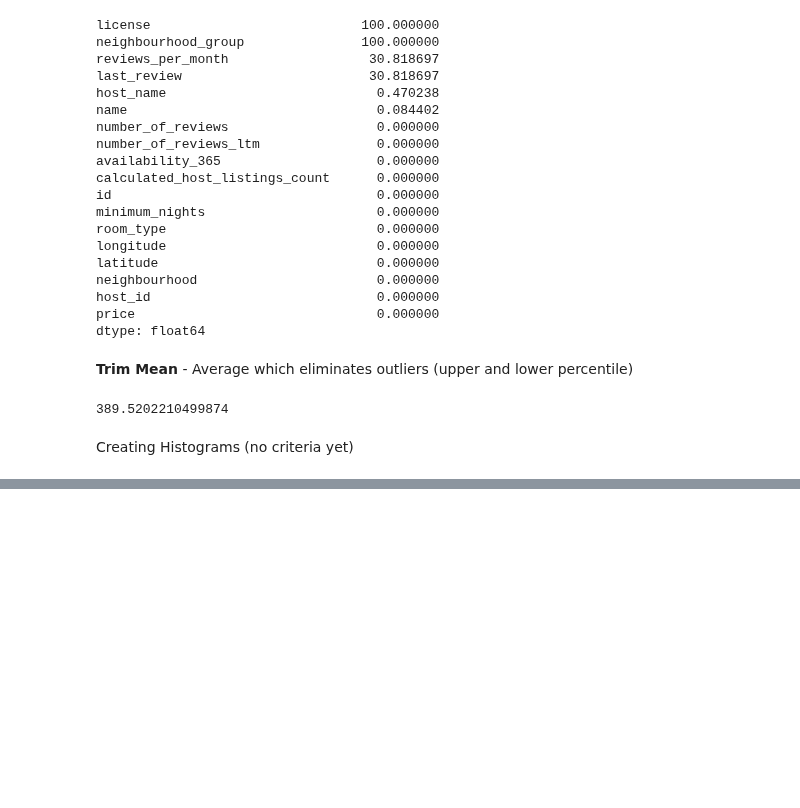
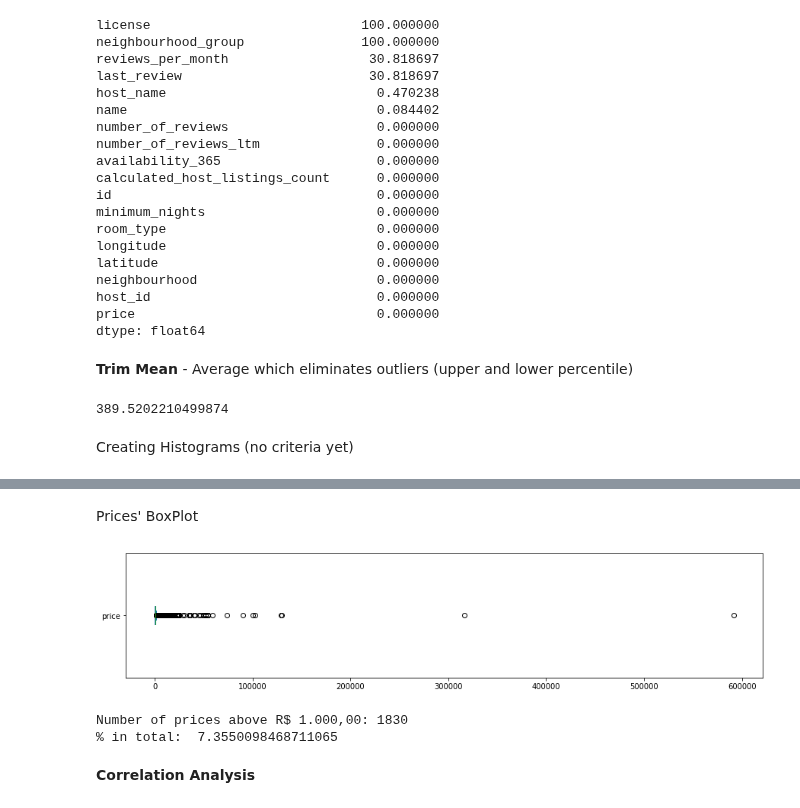
Before and after one commit to ViniSpeck/DS, a Jupyter notebook: DS_02_exploratory_analysis.ipynb, the cells around one changed output, grey strips where cells are left out. Cells and saved outputs as stored; diff of their text form; code cells hidden in the pictures; blank space fills up the shorter version.

```diff
--- a/DS_02_exploratory_analysis.ipynb
+++ b/DS_02_exploratory_analysis.ipynb
@@ -117,0 +176,14 @@ df.hist(bins=2,figsize=(20,30))
+# %% [markdown]
+Prices' BoxPlot
+# %%
+df.price.plot(kind='box', vert=False, figsize=(15,3))
+plt.show()
+amount = (df.price>1500).sum()
+print("Number of prices above R$ 1.000,00:", amount)
+print("% in total: ", (amount/df.price.count() * 100))
+# %% [output]
+[figure, added]
+Number of prices above R$ 1.000,00: 1830
+% in total:  7.3550098468711065
+# %% [markdown]
+**Correlation Analysis**
```
Also changed, not shown: parts of 6 cells of this notebook.
